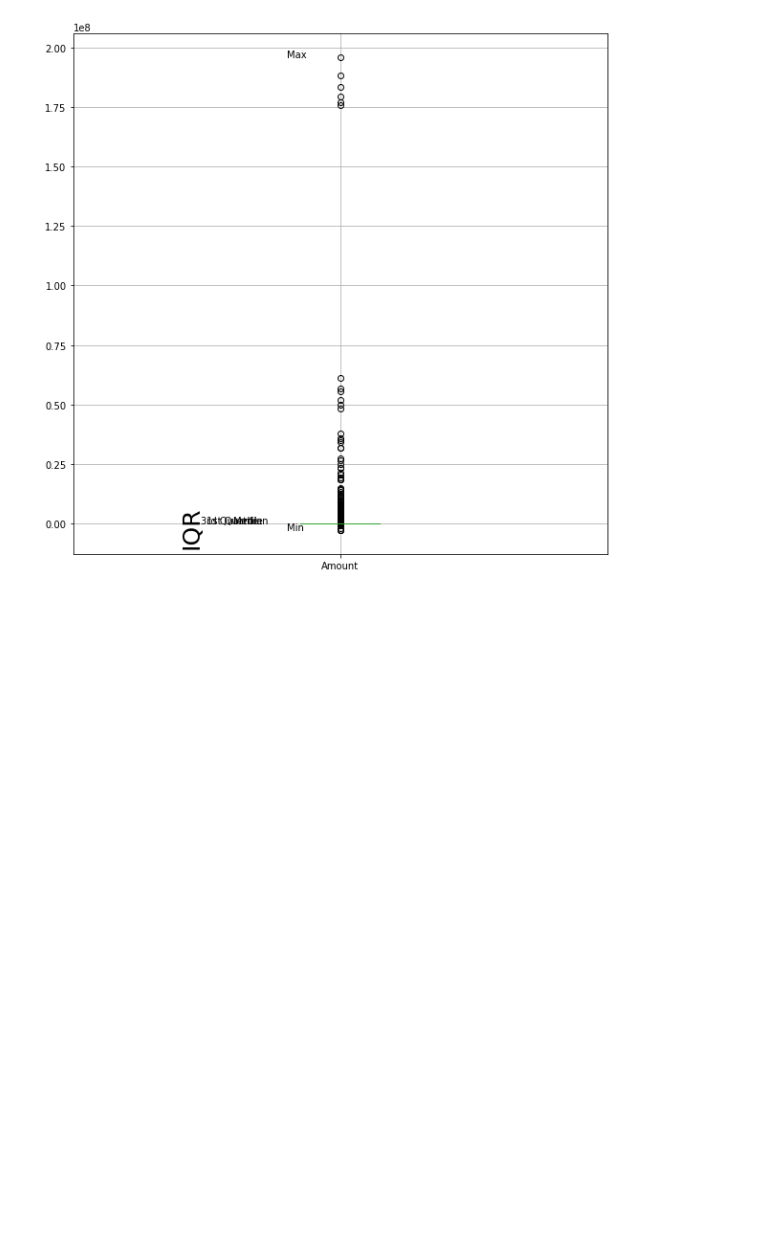
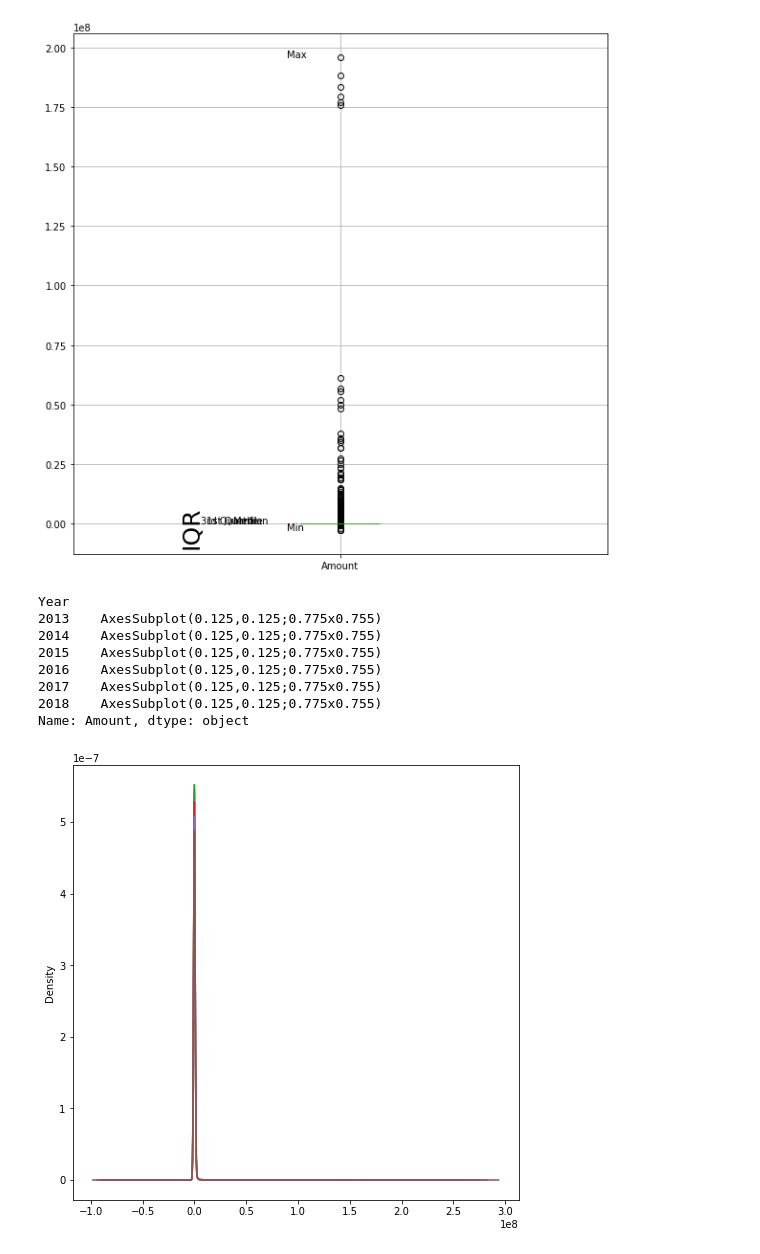
Before and after one commit to UNCG-CSE/Guilford_Financial, a Jupyter notebook: src/pdf.ipynb, the cells around one changed output. Drawn from its saved outputs; the diff is of its cells as text; code cells hidden in the pictures; blank space fills up the shorter version.

```diff
--- a/src/pdf.ipynb
+++ b/src/pdf.ipynb
@@ -124,3 +124,20 @@ plt.text(x=0.7, y=(2.143700e+04)-(2.500000e+02), s="IQR", rotation=90, size=25)
 # %% [output]
 Text(0.7,21187,'IQR')
 [figure]
+# %%
+############PDFDFDFDFDF#33333333
+
+## remove negative values ###
+Expense_Budget_positive=Expense_Budget[Expense_Budget.Amount >0]
+# %%
+Expense_Budget_positive.groupby("Year").Amount.plot(kind='density',figsize=(8,8))
+# %% [output]
+Year
+2013    AxesSubplot(0.125,0.125;0.775x0.755)
+2014    AxesSubplot(0.125,0.125;0.775x0.755)
+2015    AxesSubplot(0.125,0.125;0.775x0.755)
+2016    AxesSubplot(0.125,0.125;0.775x0.755)
+2017    AxesSubplot(0.125,0.125;0.775x0.755)
+2018    AxesSubplot(0.125,0.125;0.775x0.755)
+Name: Amount, dtype: object
+[figure, added]
```
Also changed, not shown: parts of 5 cells of this notebook, 1 other file.
